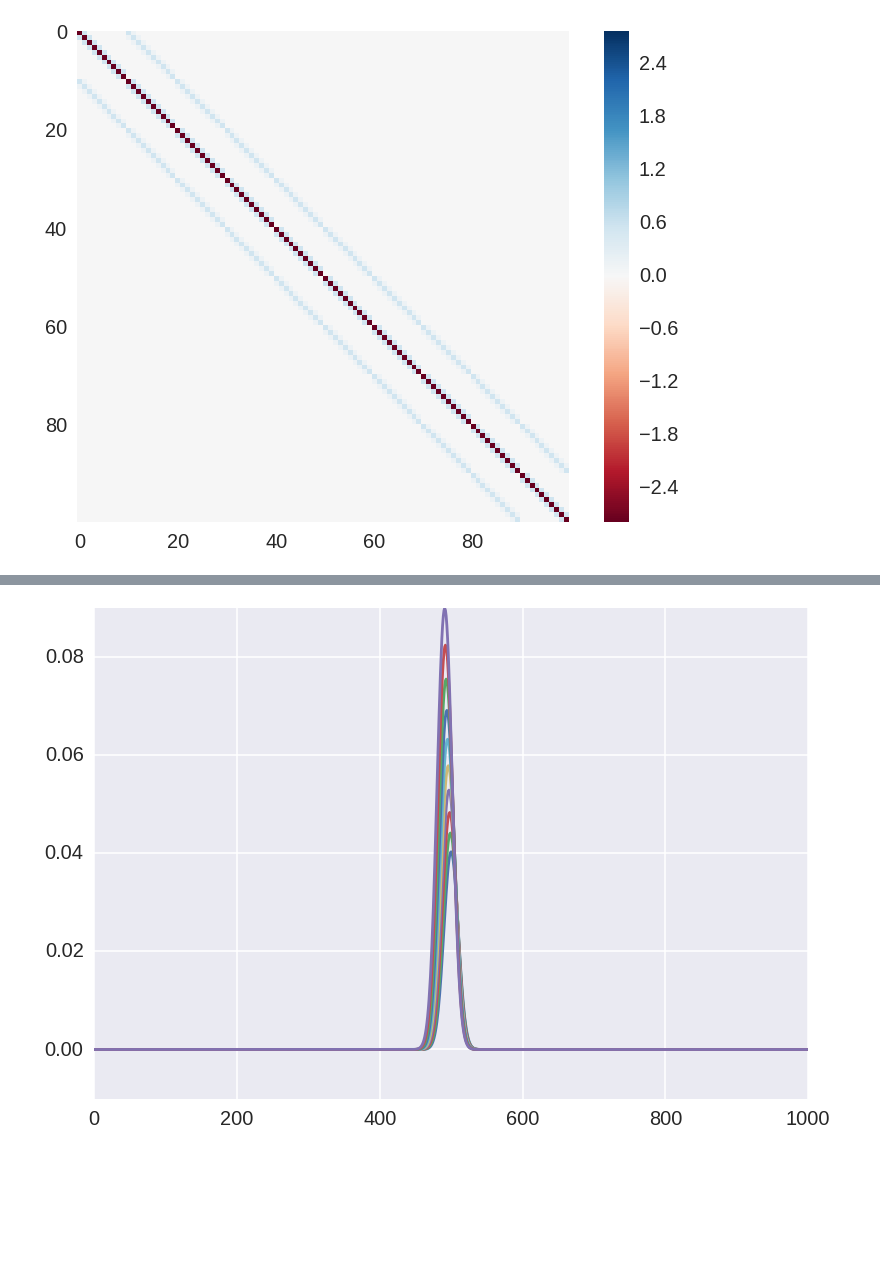
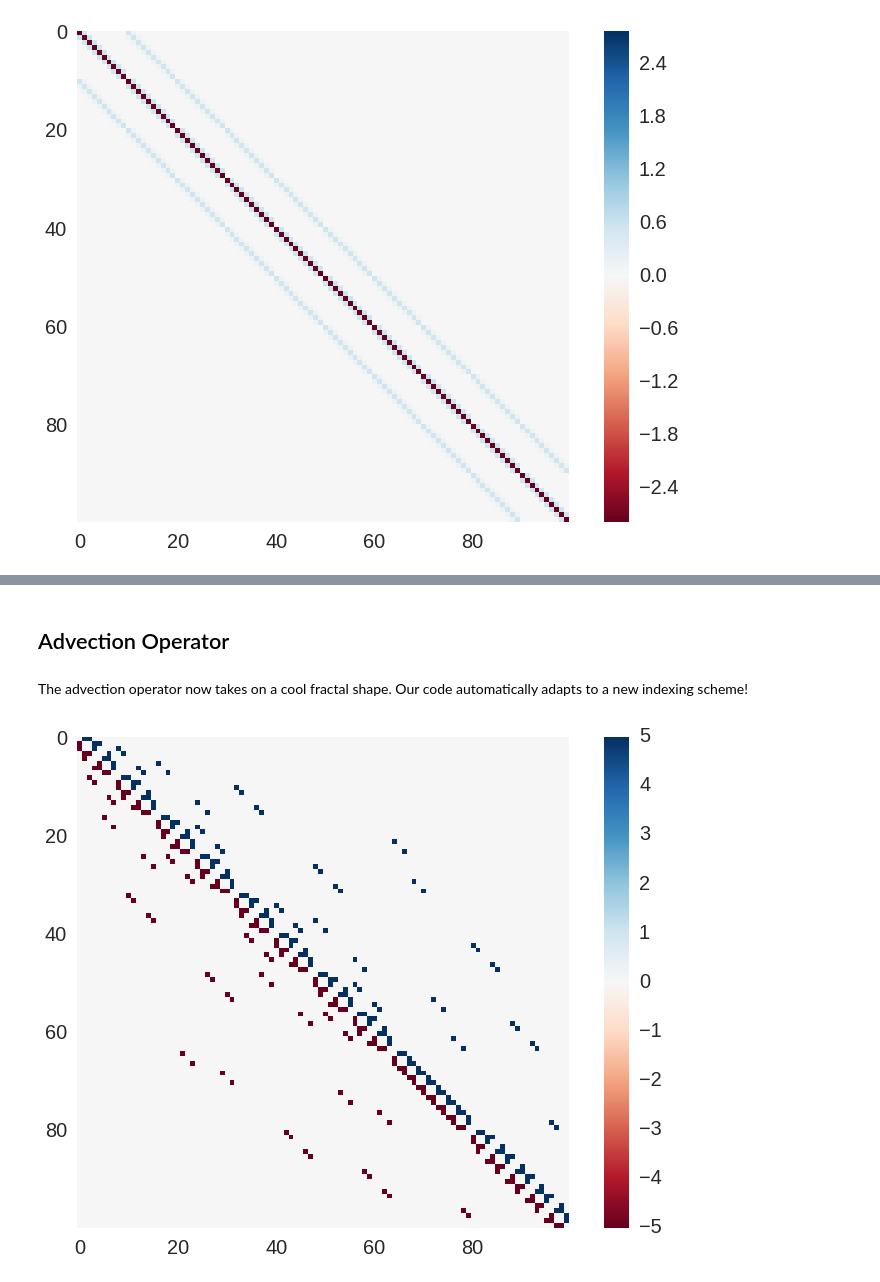
Before and after one commit to btweinstein/AC274, a Jupyter notebook: docs/2d_adr_implementation.ipynb, the cells around one changed output, grey strips where cells are left out. Cells and saved outputs as stored; diff of their text form; code cells hidden in the pictures; blank space fills up the shorter version.

```diff
--- a/docs/2d_adr_implementation.ipynb
+++ b/docs/2d_adr_implementation.ipynb
@@ -166,5 +68,9 @@ for i in range(imax):
-# %%
-for i in range(0, sol_in_time.shape[1], 10):
-    plt.plot(xgrid, sol_in_time[:, i])
-# %% [output]
-[figure, removed]
+# %% [markdown]
+## Advection Operator
+# %% [markdown]
+The advection operator now takes on a cool fractal shape. Our code automatically adapts to a new indexing scheme!
+# %%
+ski.io.imshow(sol.A)
+plt.grid(False)
+# %% [output]
+[figure, added]
```
Also changed, not shown: parts of 30 cells of this notebook.
